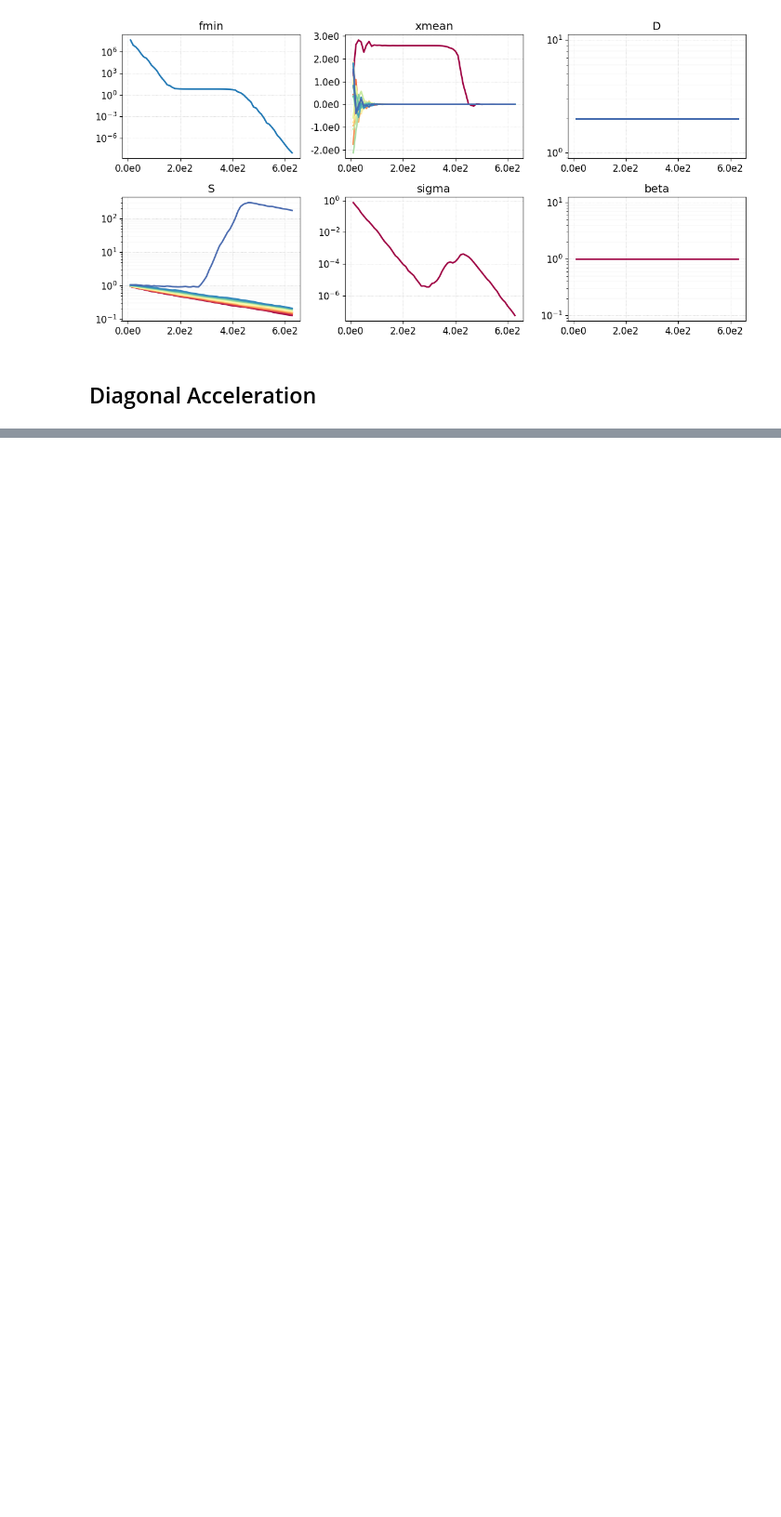
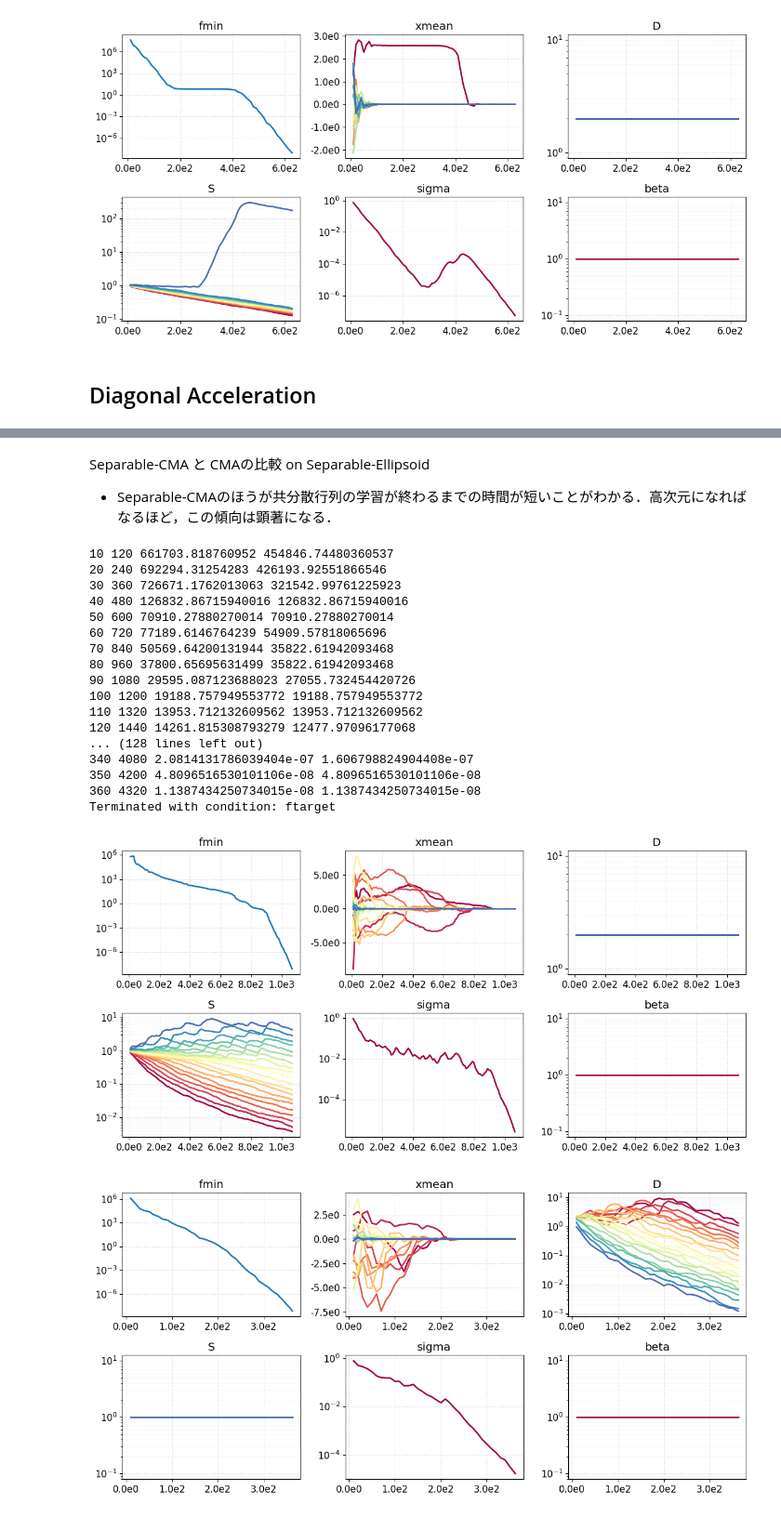
Before and after one commit to akimotolab/CMAES_Tutorial, a Jupyter notebook: 6_advanced_adaptation_mechanisms.ipynb, the cells around one changed output, grey strips where cells are left out. Shown at 93% size. Cells and saved outputs as stored; diff of their text form; code cells hidden in the pictures; blank space fills up the shorter version.

```diff
--- a/6_advanced_adaptation_mechanisms.ipynb
+++ b/6_advanced_adaptation_mechanisms.ipynb
@@ -1042,0 +1075,65 @@ Separable-CMA（$C = I$として＄D＄のみ更新する方法）とスタン
+# %% [markdown]
+Separable-CMA と CMAの比較 on Separable-Ellipsoid
+
+* Separable-CMAのほうが共分散行列の学習が終わるまでの時間が短いことがわかる．高次元になればなるほど，この傾向は顕著になる．
+# %%
+fobj = separable_elipsoid
+
+MAX_NEVAL = 5e4   # maximal number of f-calls
+F_TARGET = 1e-8   # target function value
+total_neval = 0   # total number of f-calls
+
+for flg_covariance_update, flg_variance_update  in [(True, False), (False, True)]:
+    # Main loop
+    ddcma = DdCma(xmean0=np.random.randn(N),
+                  sigma0=np.ones(N)*2.,
+                  lam=None,
+                  flg_covariance_update=flg_covariance_update,
+                  flg_variance_update=flg_variance_update,
+                  flg_active_update=True)
+    checker = Checker(ddcma)
+    logger = Logger(ddcma)
+
+    issatisfied = False
+    fbestsofar = np.inf
+    while not issatisfied:
+        ddcma.onestep(func=fobj)
+        fbest = np.min(ddcma.arf)
+        fbestsofar = min(fbest, fbestsofar)
+        if fbest <= F_TARGET:
+            issatisfied, condition = True, 'ftarget'
+        else:
+            issatisfied, condition = checker()
+        if ddcma.t % 10 == 0:
+            print(ddcma.t, ddcma.neval, fbest, fbestsofar)
+            logger()
+    logger(condition)
+    print("Terminated with condition: " + str(condition))
+
+    # Produce a figure
+    fig, axdict = logger.plot()
+    for key in axdict:
+        if key not in ('xmean'):
+            axdict[key].set_yscale('log')
+    plt.tight_layout()
+    plt.savefig(logger.prefix + '.pdf')
+# %% [output]
+10 120 661703.818760952 454846.74480360537
+20 240 692294.31254283 426193.92551866546
+30 360 726671.1762013063 321542.99761225923
+40 480 126832.86715940016 126832.86715940016
+50 600 70910.27880270014 70910.27880270014
+60 720 77189.6146764239 54909.57818065696
+70 840 50569.64200131944 35822.61942093468
+80 960 37800.65695631499 35822.61942093468
+90 1080 29595.087123688023 27055.732454420726
+100 1200 19188.757949553772 19188.757949553772
+110 1320 13953.712132609562 13953.712132609562
+120 1440 14261.815308793279 12477.97096177068
+... (128 lines left out)
+340 4080 2.0814131786039404e-07 1.606798824904408e-07
+350 4200 4.8096516530101106e-08 4.8096516530101106e-08
+360 4320 1.1387434250734015e-08 1.1387434250734015e-08
+Terminated with condition: ftarget
+[figure, added]
+[figure, added]
```
Also changed, not shown: parts of 9 cells of this notebook.
